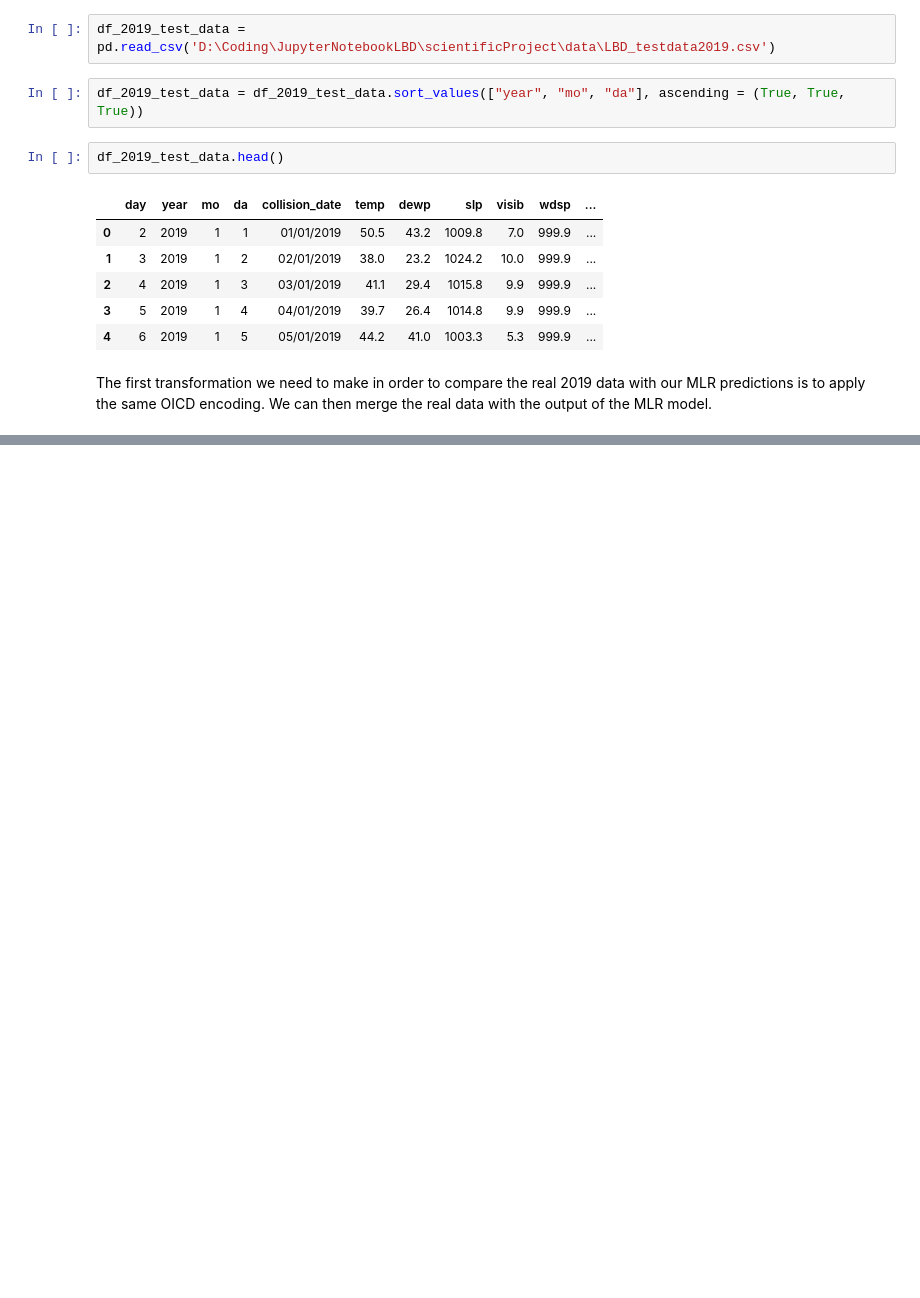
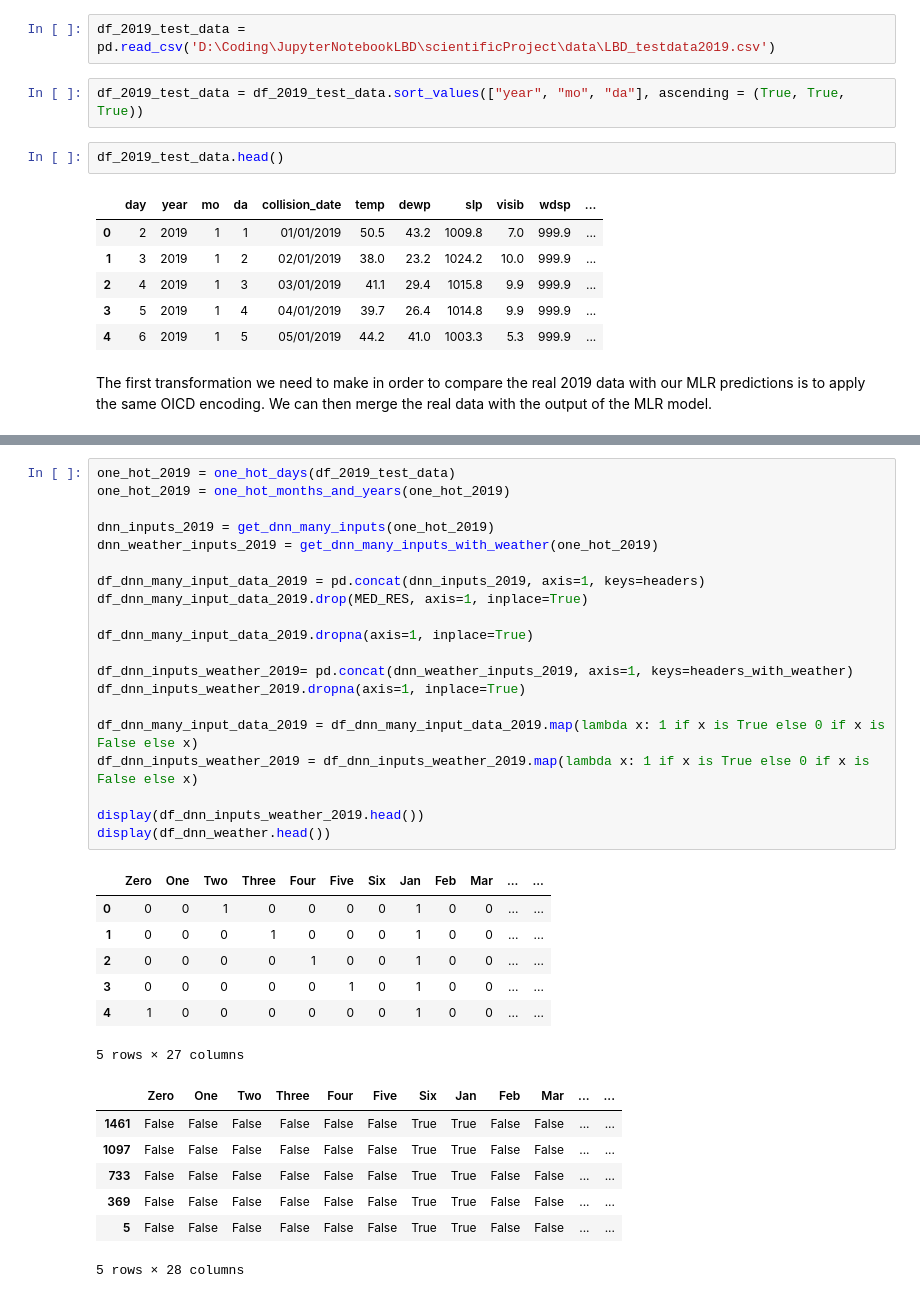
Before and after one commit to buchananwill/JupyterNotebookLBD, a Jupyter notebook: scientificProject/notebooks/Colab_notebook_template.ipynb, the cells around one changed output, grey strips where cells are left out. Saved outputs shown, nothing was run; the diff lists cells and outputs as text; blank space fills up the shorter version.

```diff
--- a/scientificProject/notebooks/Colab_notebook_template.ipynb
+++ b/scientificProject/notebooks/Colab_notebook_template.ipynb
@@ -1230,0 +1255,35 @@ actual_costs_first_90_days = (df_2019_test_data[N_COLS][:90] * )
+# %%
+one_hot_2019 = one_hot_days(df_2019_test_data)
+one_hot_2019 = one_hot_months_and_years(one_hot_2019)
+
+dnn_inputs_2019 = get_dnn_many_inputs(one_hot_2019)
+dnn_weather_inputs_2019 = get_dnn_many_inputs_with_weather(one_hot_2019)
+
+df_dnn_many_input_data_2019 = pd.concat(dnn_inputs_2019, axis=1, keys=headers)
+df_dnn_many_input_data_2019.drop(MED_RES, axis=1, inplace=True)
+
+df_dnn_many_input_data_2019.dropna(axis=1, inplace=True)
+
+df_dnn_inputs_weather_2019= pd.concat(dnn_weather_inputs_2019, axis=1, keys=headers_with_weather)
+df_dnn_inputs_weather_2019.dropna(axis=1, inplace=True)
+
+df_dnn_many_input_data_2019 = df_dnn_many_input_data_2019.map(lambda x: 1 if x is True else 0 if x is False else x)
+df_dnn_inputs_weather_2019 = df_dnn_inputs_weather_2019.map(lambda x: 1 if x is True else 0 if x is False else x)
+
+display(df_dnn_inputs_weather_2019.head())
+display(df_dnn_weather.head())
+# %% [output]
+|  | Zero | One | Two | Three | Four | Five | Six | Jan | Feb | Mar | ... | ... |
+| 0 | 0 | 0 | 1 | 0 | 0 | 0 | 0 | 1 | 0 | 0 | ... | ... |
+| 1 | 0 | 0 | 0 | 1 | 0 | 0 | 0 | 1 | 0 | 0 | ... | ... |
+| 2 | 0 | 0 | 0 | 0 | 1 | 0 | 0 | 1 | 0 | 0 | ... | ... |
+| 3 | 0 | 0 | 0 | 0 | 0 | 1 | 0 | 1 | 0 | 0 | ... | ... |
+| 4 | 1 | 0 | 0 | 0 | 0 | 0 | 0 | 1 | 0 | 0 | ... | ... |
+5 rows × 27 columns
+|  | Zero | One | Two | Three | Four | Five | Six | Jan | Feb | Mar | ... | ... |
+| 1461 | False | False | False | False | False | False | True | True | False | False | ... | ... |
+| 1097 | False | False | False | False | False | False | True | True | False | False | ... | ... |
+| 733 | False | False | False | False | False | False | True | True | False | False | ... | ... |
+| 369 | False | False | False | False | False | False | True | True | False | False | ... | ... |
+| 5 | False | False | False | False | False | False | True | True | False | False | ... | ... |
+5 rows × 28 columns
```
Also changed, not shown: parts of 34 cells of this notebook.
